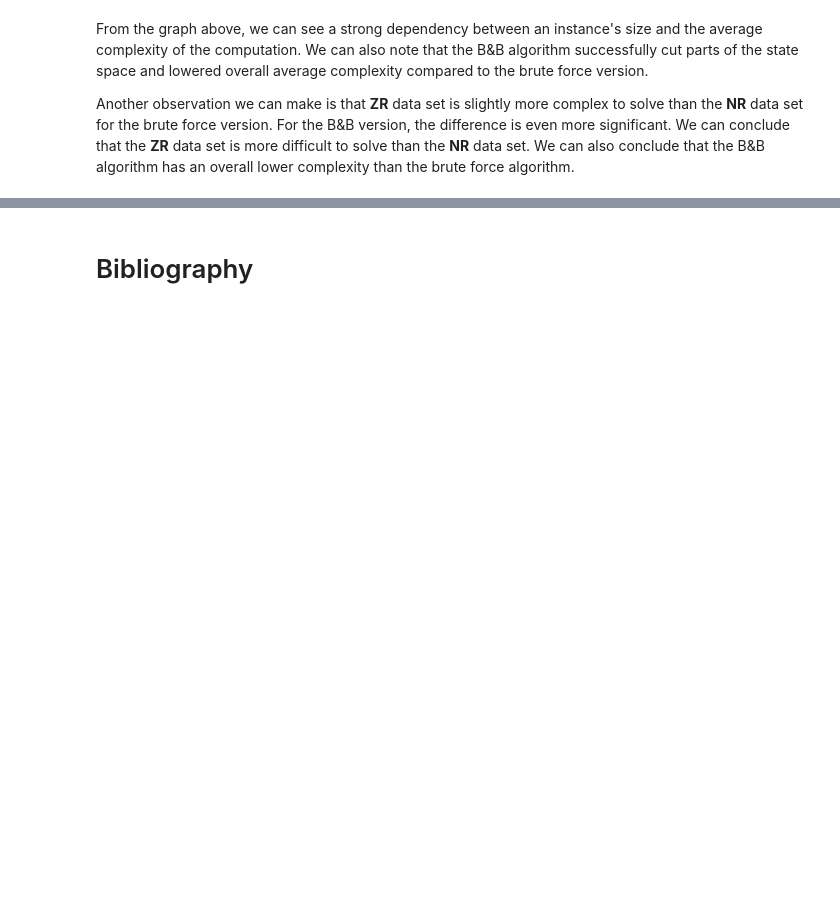
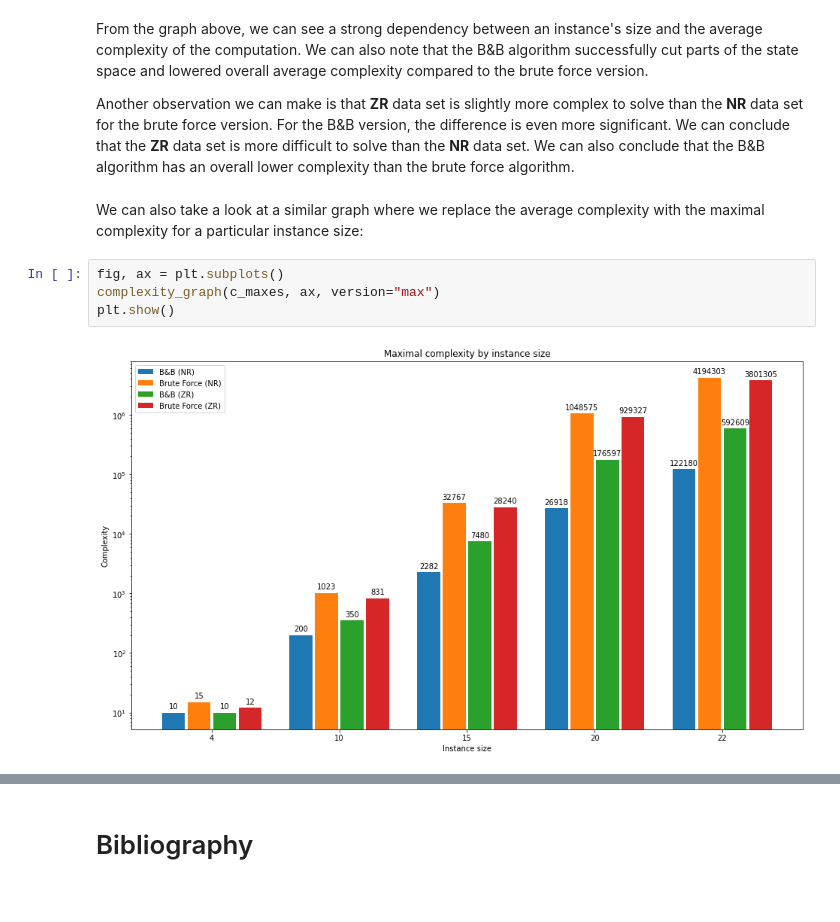
Before and after one commit to patrotom/combinatorial-optimization-problems, a Jupyter notebook: knapsack_exact/notebooks/knapsack_exact.ipynb, the cells around one changed output, grey strips where cells are left out. Drawn from its saved outputs; the diff is of its cells as text; blank space fills up the shorter version.

```diff
--- a/knapsack_exact/notebooks/knapsack_exact.ipynb
+++ b/knapsack_exact/notebooks/knapsack_exact.ipynb
@@ -179,3 +223,11 @@ plt.show()
 From the graph above, we can see a strong dependency between an instance's size and the average complexity of the computation. We can also note that the B&B algorithm successfully cut parts of the state space and lowered overall average complexity compared to the brute force version.
 
 Another observation we can make is that **ZR** data set is slightly more complex to solve than the **NR** data set for the brute force version. For the B&B version, the difference is even more significant. We can conclude that the **ZR** data set is more difficult to solve than the **NR** data set. We can also conclude that the B&B algorithm has an overall lower complexity than the brute force algorithm.
+# %% [markdown]
+We can also take a look at a similar graph where we replace the average complexity with the maximal complexity for a particular instance size:
+# %%
+fig, ax = plt.subplots()
+complexity_graph(c_maxes, ax, version="max")
+plt.show()
+# %% [output]
+[figure, added]
```
Also changed, not shown: parts of 16 cells of this notebook.
